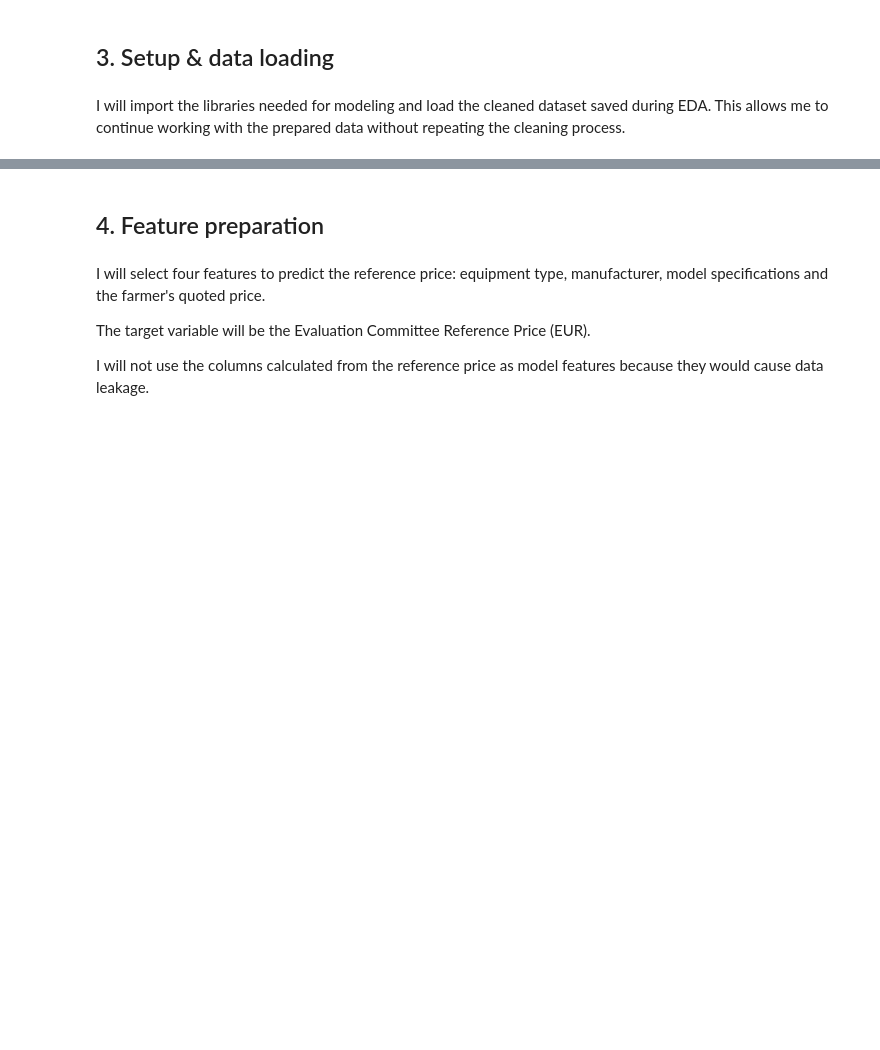
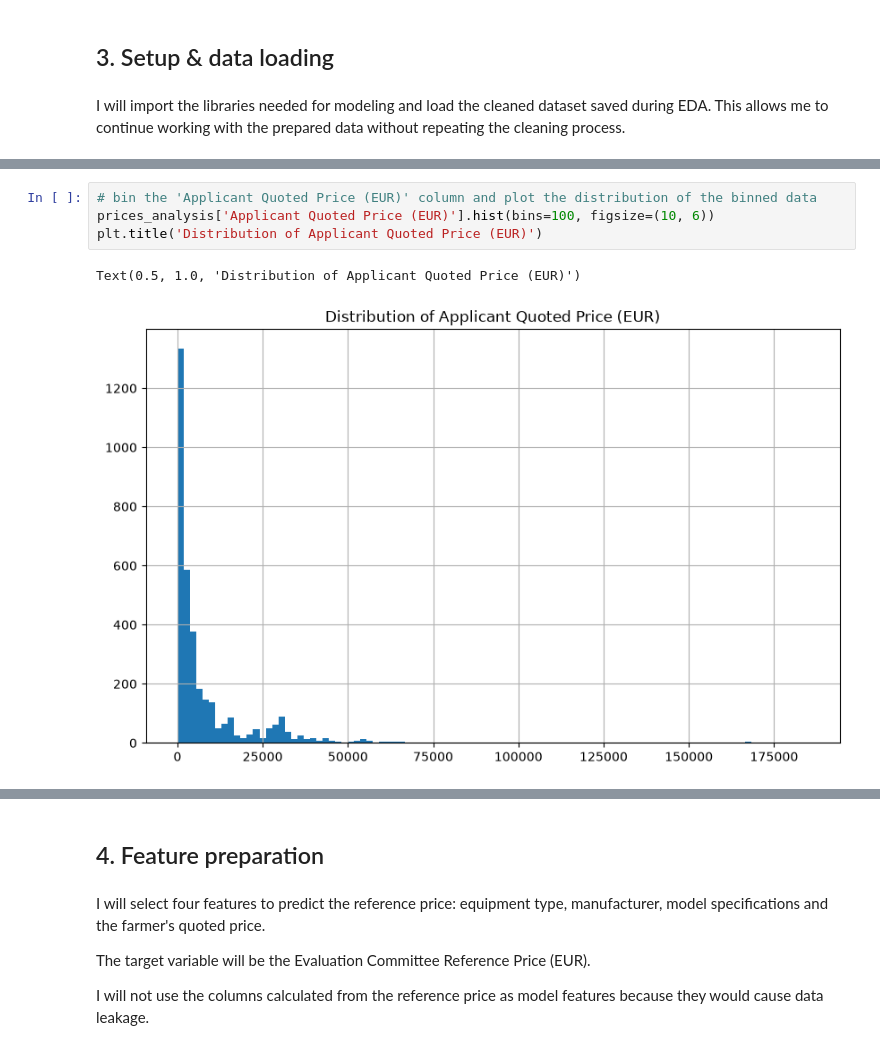
Before and after one commit to milatovicdanka90-maker/dsb_capstone, a Jupyter notebook: Notebooks/Code_review_02_modelling.ipynb, the cells around one changed output, grey strips where cells are left out. Cells and saved outputs as stored; diff of their text form; blank space fills up the shorter version.

```diff
--- a/Notebooks/Code_review_02_modelling.ipynb
+++ b/Notebooks/Code_review_02_modelling.ipynb
@@ -108,0 +92,7 @@ Text(0, 0.5, 'Count of Applications')
+# %%
+# bin the 'Applicant Quoted Price (EUR)' column and plot the distribution of the binned data
+prices_analysis['Applicant Quoted Price (EUR)'].hist(bins=100, figsize=(10, 6))
+plt.title('Distribution of Applicant Quoted Price (EUR)')
+# %% [output]
+Text(0.5, 1.0, 'Distribution of Applicant Quoted Price (EUR)')
+[figure, added]
```
Also changed, not shown: parts of 9 cells of this notebook.
